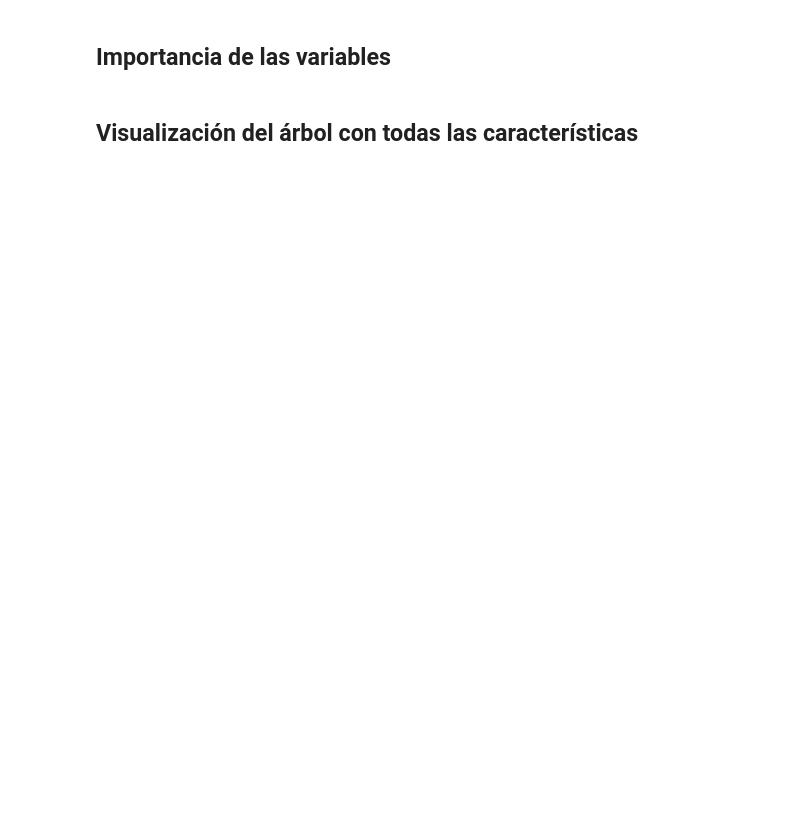
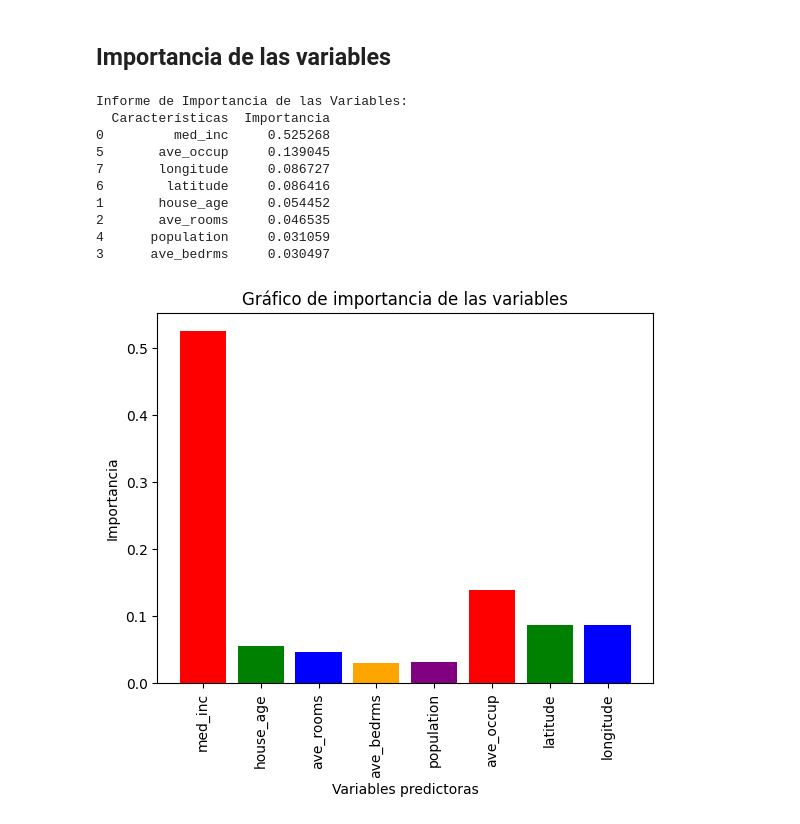
Before and after one commit to viorbe20/ai-machine-learning, a Jupyter notebook: decision-trees-exercises/decision-trees-ex-2/california_regression_random_forest.ipynb, the cells around one changed output. Saved outputs shown, nothing was run; the diff lists cells and outputs as text; code cells hidden in the pictures; blank space fills up the shorter version.

```diff
--- a/decision-trees-exercises/decision-trees-ex-2/california_regression_random_forest.ipynb
+++ b/decision-trees-exercises/decision-trees-ex-2/california_regression_random_forest.ipynb
@@ -277,28 +233,38 @@ print(f'MAE en el conjunto de prueba: {round(mae, 2)}')
 # %% [markdown]
 ## Importancia de las variables
 # %%
-features_names = selected_features
+features_names = df_housing.columns[:-1].tolist() # Todos la última
 
 # Cargamos la importancia de las características
 importances = model.feature_importances_
 
 # Create dataframe
 feature_importance_df = pd.DataFrame({'Características':features_names, 'Importancia': importances})
 
 # Order by importance
 feature_importance_df = feature_importance_df.sort_values(by='Importancia', ascending=False)
 
 # Mostramos
 print("Informe de Importancia de las Variables:")
 print(feature_importance_df)
 
 # Gráfico de importancia de las variables
 colors = ['red', 'green', 'blue', 'orange', 'purple']
 plt.bar(features_names, importances, color=colors)
 plt.xticks(rotation=90)
 plt.xlabel('Variables predictoras')
 plt.ylabel('Importancia')
 plt.title('Gráfico de importancia de las variables')
 plt.show()
+# %% [output]
+Informe de Importancia de las Variables:
+  Características  Importancia
+0         med_inc     0.525268
+5       ave_occup     0.139045
+7       longitude     0.086727
+6        latitude     0.086416
+1       house_age     0.054452
+2       ave_rooms     0.046535
+4      population     0.031059
+3      ave_bedrms     0.030497
+[figure, added]
-# %% [markdown]
-## Visualización del árbol con todas las características
```
Also changed, not shown: parts of 15 cells of this notebook, 3 other files.
